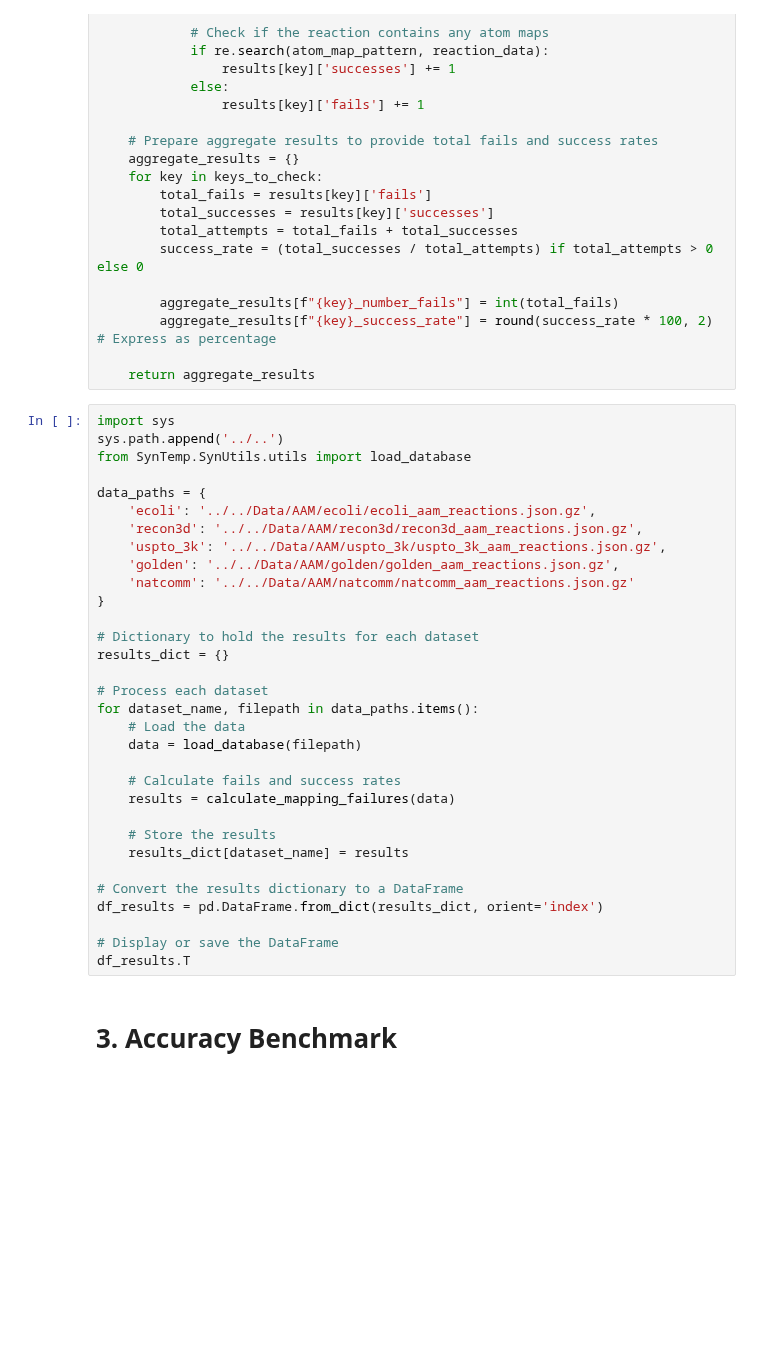
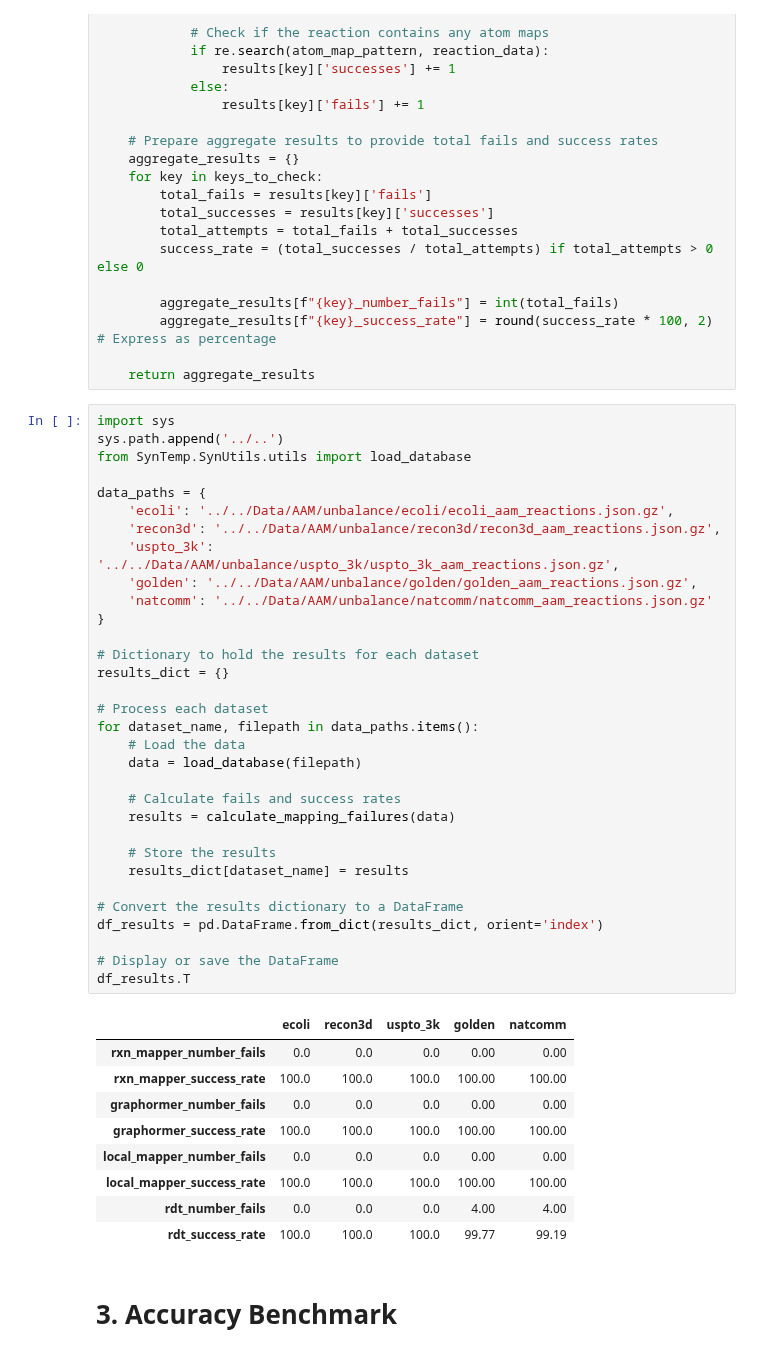
Before and after one commit to TieuLongPhan/SynTemp, a Jupyter notebook: Docs/Analysis/_2b_aam_analysis.ipynb, the cells around one changed output. Saved outputs shown, nothing was run; the diff lists cells and outputs as text; blank space fills up the shorter version.

```diff
--- a/Docs/Analysis/_2b_aam_analysis.ipynb
+++ b/Docs/Analysis/_2b_aam_analysis.ipynb
@@ -173,35 +197,45 @@ def calculate_mapping_failures(data):
 # %%
 import sys
 sys.path.append('../..')
 from SynTemp.SynUtils.utils import load_database
 
 data_paths = {
-    'ecoli': '../../Data/AAM/ecoli/ecoli_aam_reactions.json.gz',
-    'recon3d': '../../Data/AAM/recon3d/recon3d_aam_reactions.json.gz',
-    'uspto_3k': '../../Data/AAM/uspto_3k/uspto_3k_aam_reactions.json.gz',
-    'golden': '../../Data/AAM/golden/golden_aam_reactions.json.gz',
-    'natcomm': '../../Data/AAM/natcomm/natcomm_aam_reactions.json.gz'
+    'ecoli': '../../Data/AAM/unbalance/ecoli/ecoli_aam_reactions.json.gz',
+    'recon3d': '../../Data/AAM/unbalance/recon3d/recon3d_aam_reactions.json.gz',
+    'uspto_3k': '../../Data/AAM/unbalance/uspto_3k/uspto_3k_aam_reactions.json.gz',
+    'golden': '../../Data/AAM/unbalance/golden/golden_aam_reactions.json.gz',
+    'natcomm': '../../Data/AAM/unbalance/natcomm/natcomm_aam_reactions.json.gz'
 }
 
 # Dictionary to hold the results for each dataset
 results_dict = {}
 
 # Process each dataset
 for dataset_name, filepath in data_paths.items():
     # Load the data
     data = load_database(filepath)
 
     # Calculate fails and success rates
     results = calculate_mapping_failures(data)
 
     # Store the results
     results_dict[dataset_name] = results
 
 # Convert the results dictionary to a DataFrame
 df_results = pd.DataFrame.from_dict(results_dict, orient='index')
 
 # Display or save the DataFrame
 df_results.T
+# %% [output]
+|  | ecoli | recon3d | uspto_3k | golden | natcomm |
+| rxn_mapper_number_fails | 0.0 | 0.0 | 0.0 | 0.00 | 0.00 |
+| rxn_mapper_success_rate | 100.0 | 100.0 | 100.0 | 100.00 | 100.00 |
+| graphormer_number_fails | 0.0 | 0.0 | 0.0 | 0.00 | 0.00 |
+| graphormer_success_rate | 100.0 | 100.0 | 100.0 | 100.00 | 100.00 |
+| local_mapper_number_fails | 0.0 | 0.0 | 0.0 | 0.00 | 0.00 |
+| local_mapper_success_rate | 100.0 | 100.0 | 100.0 | 100.00 | 100.00 |
+| rdt_number_fails | 0.0 | 0.0 | 0.0 | 4.00 | 4.00 |
+| rdt_success_rate | 100.0 | 100.0 | 100.0 | 99.77 | 99.19 |
 # %% [markdown]
 # **3. Accuracy Benchmark**
 # %%
```
Also changed, not shown: parts of 6 cells of this notebook, 10 other files.
